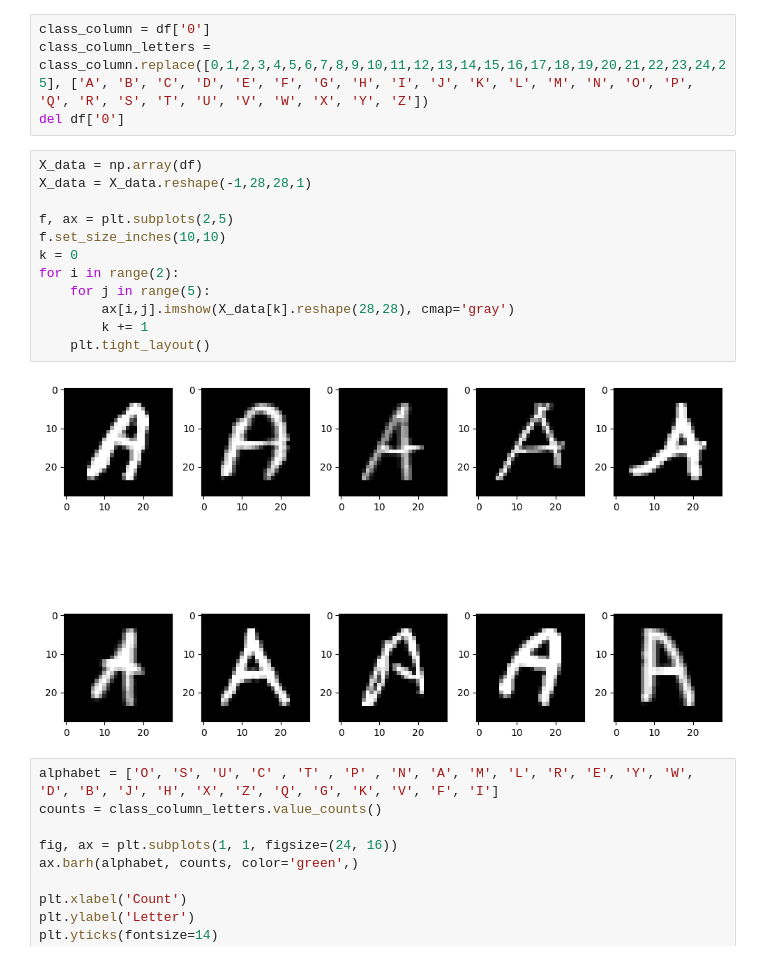
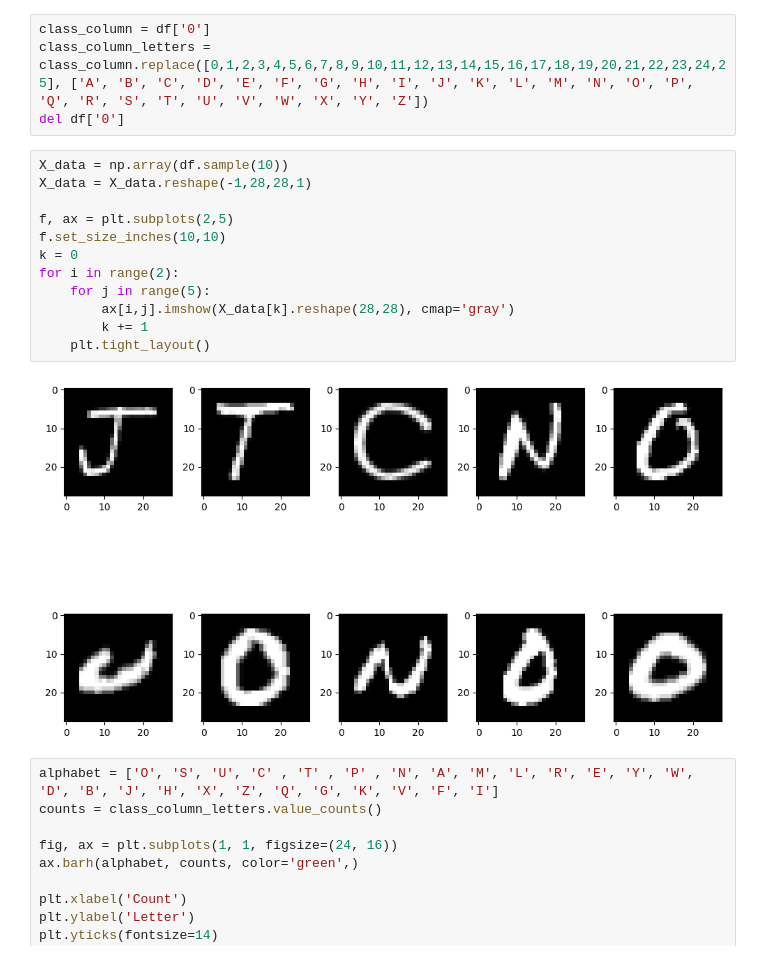
Before and after one commit to MirzaSubasic/letter-recognition, a Jupyter notebook: letter recognition from scratch 2.ipynb, the cells around one changed output. Drawn from its saved outputs; the diff is of its cells as text.

Commit message:
Print 10 random numbers in data preprocessing

```diff
--- a/letter recognition from scratch 2.ipynb
+++ b/letter recognition from scratch 2.ipynb
@@ -685,19 +685,19 @@ class_column = df['0']
 class_column_letters = class_column.replace([0,1,2,3,4,5,6,7,8,9,10,11,12,13,14,15,16,17,18,19,20,21,22,23,24,25], ['A', 'B', 'C', 'D', 'E', 'F', 'G', 'H', 'I', 'J', 'K', 'L', 'M', 'N', 'O', 'P', 'Q', 'R', 'S', 'T', 'U', 'V', 'W', 'X', 'Y', 'Z'])
 del df['0']
 # %%
-X_data = np.array(df)
+X_data = np.array(df.sample(10))
 X_data = X_data.reshape(-1,28,28,1)
 
 f, ax = plt.subplots(2,5)
 f.set_size_inches(10,10)
 k = 0
 for i in range(2):
     for j in range(5):
         ax[i,j].imshow(X_data[k].reshape(28,28), cmap='gray')
         k += 1
     plt.tight_layout()
 # %% [output]
-[figure, old version]
+[figure, new version]
 # %%
 alphabet = ['O', 'S', 'U', 'C' , 'T' , 'P' , 'N', 'A', 'M', 'L', 'R', 'E', 'Y', 'W', 'D', 'B', 'J', 'H', 'X', 'Z', 'Q', 'G', 'K', 'V', 'F', 'I']
 counts = class_column_letters.value_counts()
```
